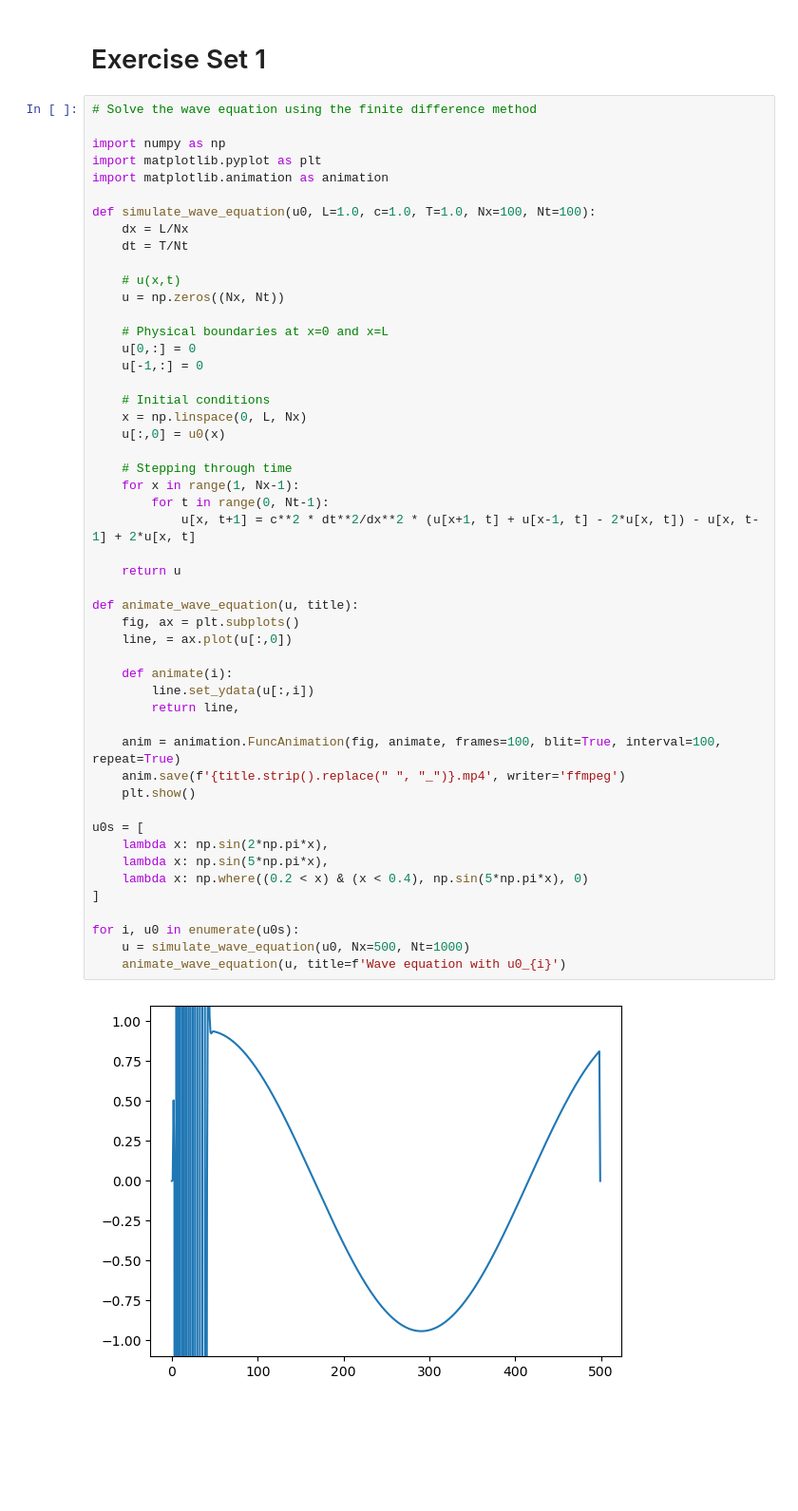
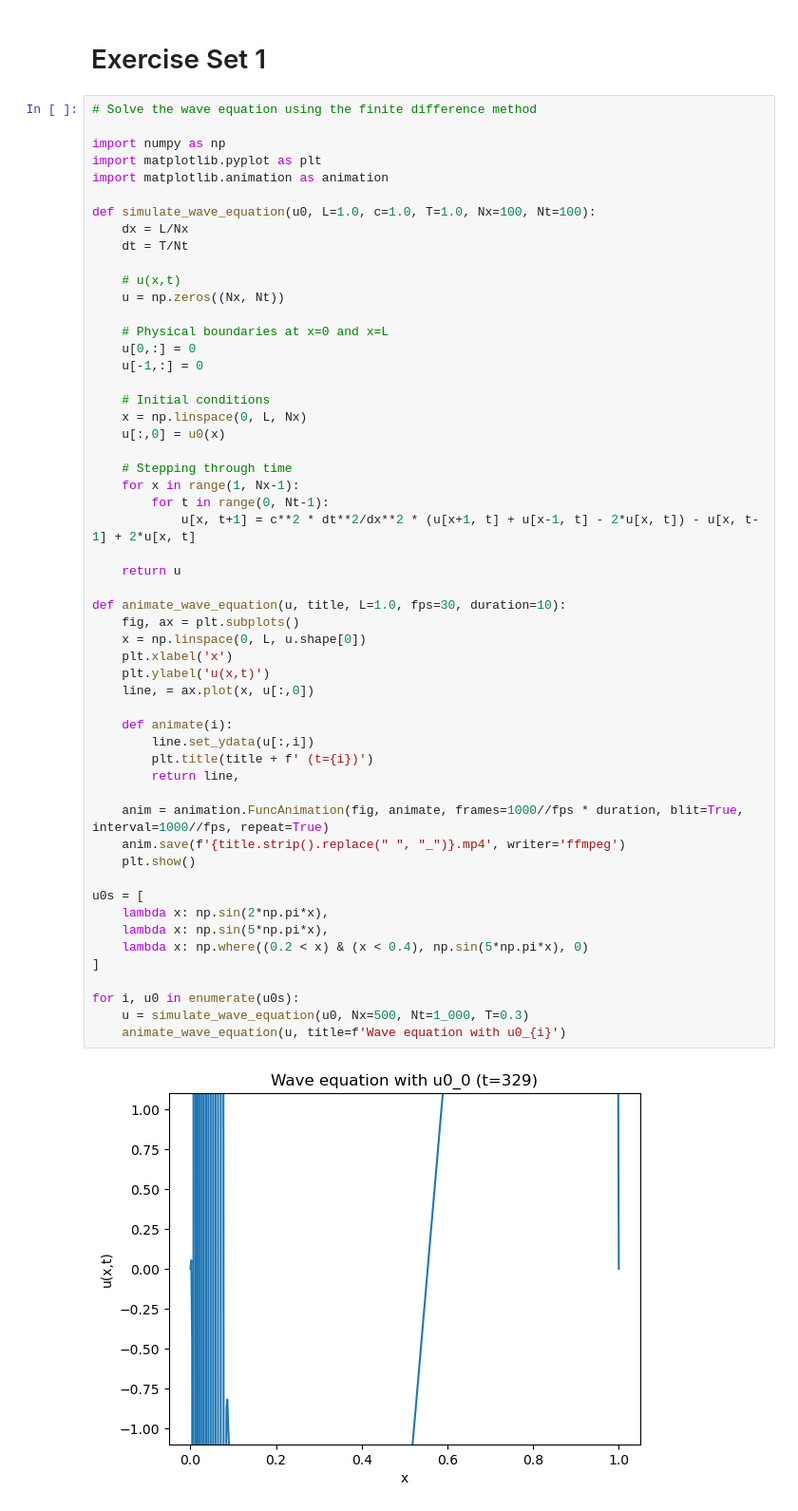
Before and after one commit to jonas4climate/modelling-natural-processes, a Jupyter notebook: ex1.ipynb, the cells around one changed output. Shown at 95% size. Drawn from its saved outputs; the diff is of its cells as text; blank space fills up the shorter version.

Commit message:
Improved plotting similar issues

```diff
--- a/ex1.ipynb
+++ b/ex1.ipynb
@@ -20,35 +20,39 @@ def simulate_wave_equation(u0, L=1.0, c=1.0, T=1.0, Nx=100, Nt=100):
 
     # Initial conditions
     x = np.linspace(0, L, Nx)
     u[:,0] = u0(x)
 
     # Stepping through time
     for x in range(1, Nx-1):
         for t in range(0, Nt-1):
             u[x, t+1] = c**2 * dt**2/dx**2 * (u[x+1, t] + u[x-1, t] - 2*u[x, t]) - u[x, t-1] + 2*u[x, t]
 
     return u
 
-def animate_wave_equation(u, title):
+def animate_wave_equation(u, title, L=1.0, fps=30, duration=10):
     fig, ax = plt.subplots()
-    line, = ax.plot(u[:,0])
+    x = np.linspace(0, L, u.shape[0])
+    plt.xlabel('x')
+    plt.ylabel('u(x,t)')
+    line, = ax.plot(x, u[:,0])
 
     def animate(i):
         line.set_ydata(u[:,i])
+        plt.title(title + f' (t={i})')
         return line,
 
-    anim = animation.FuncAnimation(fig, animate, frames=100, blit=True, interval=100, repeat=True)
+    anim = animation.FuncAnimation(fig, animate, frames=1000//fps * duration, blit=True, interval=1000//fps, repeat=True)
     anim.save(f'{title.strip().replace(" ", "_")}.mp4', writer='ffmpeg')
     plt.show()
 
 u0s = [
     lambda x: np.sin(2*np.pi*x),
     lambda x: np.sin(5*np.pi*x),
     lambda x: np.where((0.2 < x) & (x < 0.4), np.sin(5*np.pi*x), 0)
 ]
 
 for i, u0 in enumerate(u0s):
-    u = simulate_wave_equation(u0, Nx=500, Nt=1000)
+    u = simulate_wave_equation(u0, Nx=500, Nt=1_000, T=0.3)
     animate_wave_equation(u, title=f'Wave equation with u0_{i}')
 # %% [output]
-[figure, old version]
+[figure, new version]
```
Also changed, not shown: parts of 1 cell of this notebook.
